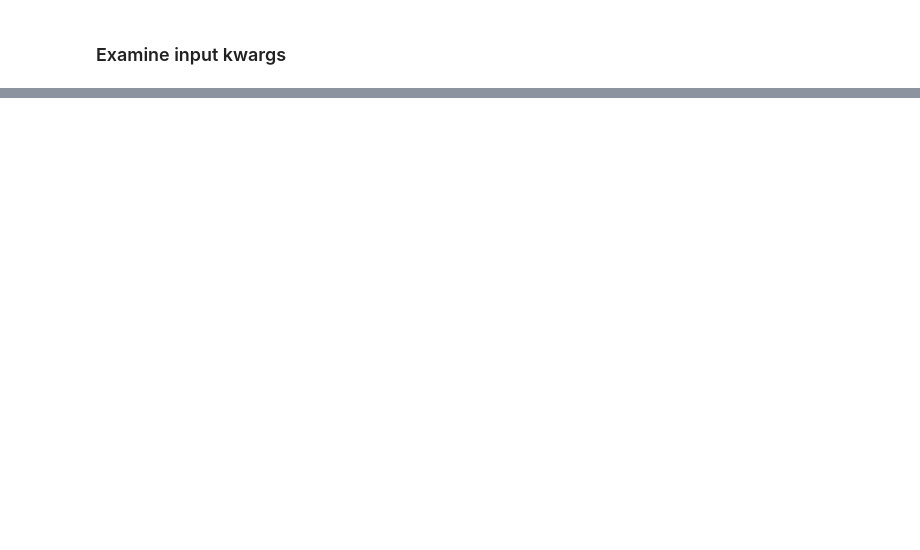
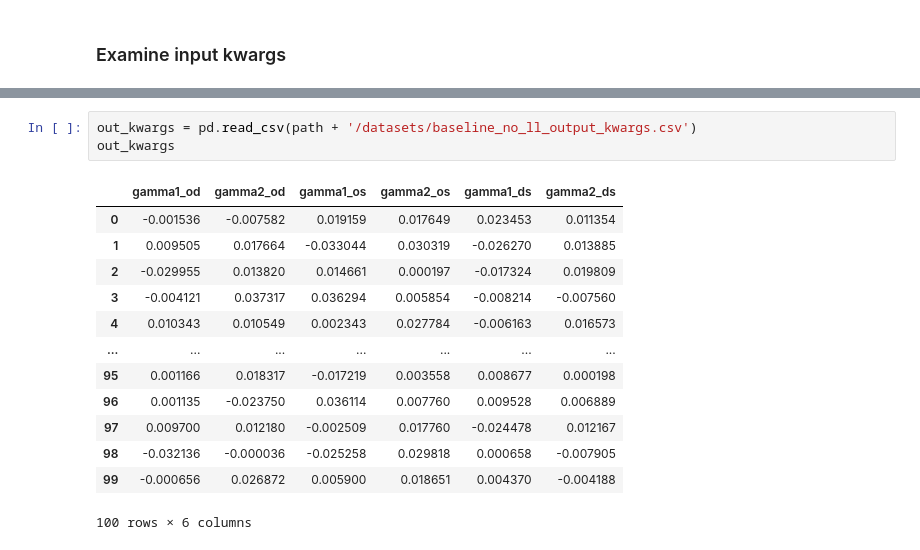
Before and after one commit to nataliehogg/analosis, a Jupyter notebook: analosis/notebooks/analosis_notebook.ipynb, the cells around one changed output, grey strips where cells are left out. Drawn from its saved outputs; the diff is of its cells as text; blank space fills up the shorter version.

```diff
--- a/analosis/notebooks/analosis_notebook.ipynb
+++ b/analosis/notebooks/analosis_notebook.ipynb
@@ -116,0 +130,17 @@ kwargs
+# %%
+out_kwargs = pd.read_csv(path + '/datasets/baseline_no_ll_output_kwargs.csv')
+out_kwargs
+# %% [output]
+|  | gamma1_od | gamma2_od | gamma1_os | gamma2_os | gamma1_ds | gamma2_ds |
+| 0 | -0.001536 | -0.007582 | 0.019159 | 0.017649 | 0.023453 | 0.011354 |
+| 1 | 0.009505 | 0.017664 | -0.033044 | 0.030319 | -0.026270 | 0.013885 |
+| 2 | -0.029955 | 0.013820 | 0.014661 | 0.000197 | -0.017324 | 0.019809 |
+| 3 | -0.004121 | 0.037317 | 0.036294 | 0.005854 | -0.008214 | -0.007560 |
+| 4 | 0.010343 | 0.010549 | 0.002343 | 0.027784 | -0.006163 | 0.016573 |
+| ... | ... | ... | ... | ... | ... | ... |
+| 95 | 0.001166 | 0.018317 | -0.017219 | 0.003558 | 0.008677 | 0.000198 |
+| 96 | 0.001135 | -0.023750 | 0.036114 | 0.007760 | 0.009528 | 0.006889 |
+| 97 | 0.009700 | 0.012180 | -0.002509 | 0.017760 | -0.024478 | 0.012167 |
+| 98 | -0.032136 | -0.000036 | -0.025258 | 0.029818 | 0.000658 | -0.007905 |
+| 99 | -0.000656 | 0.026872 | 0.005900 | 0.018651 | 0.004370 | -0.004188 |
+100 rows × 6 columns
```
Also changed, not shown: parts of 6 cells of this notebook, 2 other files.
